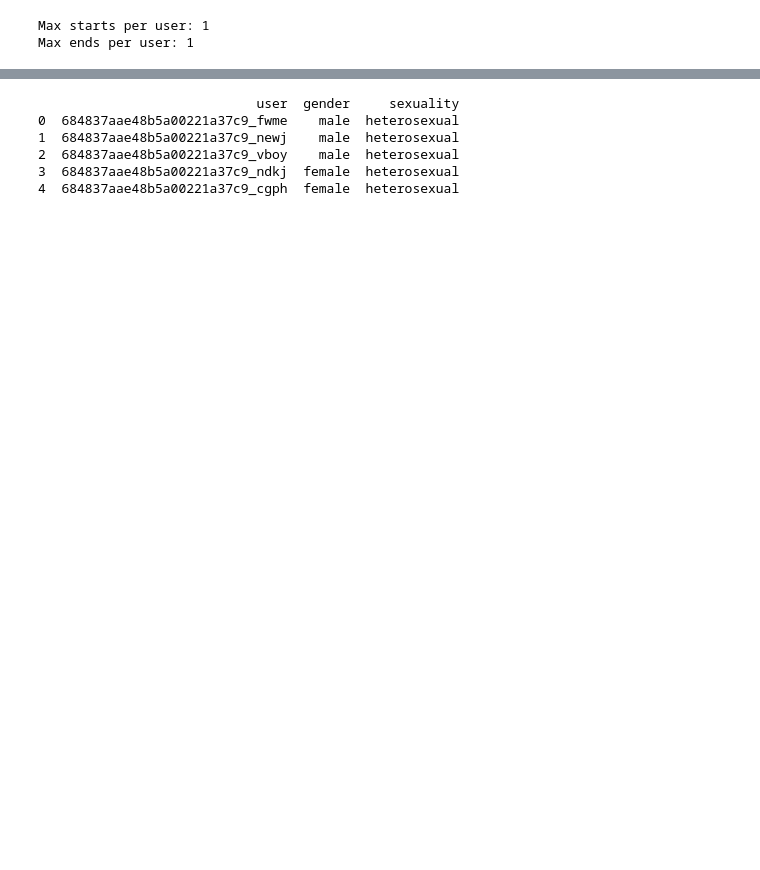
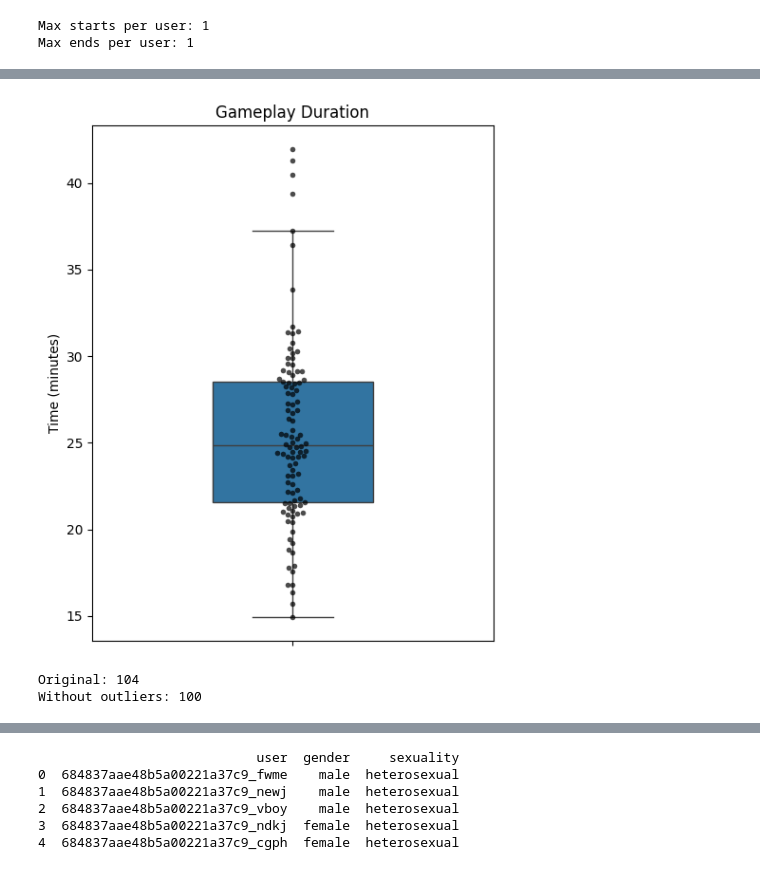
Before and after one commit to MattCastUCM/JustShare, a Jupyter notebook: telemetry/gameplay/analysis.ipynb, the cells around one changed output, grey strips where cells are left out. Saved outputs shown, nothing was run; the diff lists cells and outputs as text; code cells hidden in the pictures; blank space fills up the shorter version.

```diff
--- a/telemetry/gameplay/analysis.ipynb
+++ b/telemetry/gameplay/analysis.ipynb
@@ -100,0 +145,44 @@ Total users: 81
+# %%
+plt.figure(figsize=(5, 6))
+
+sns.boxplot(
+    y=df_time["minutes"],
+    width=0.4,
+    showfliers=False
+)
+
+sns.swarmplot(
+    y=df_time["minutes"],
+    color="black",
+    size=4,
+    alpha=0.7
+)
+
+plt.title("Gameplay Duration")
+plt.ylabel("Time (minutes)")
+plt.xlabel("")
+
+plt.tight_layout()
+plt.show()
+# %% [output]
+[figure, added]
+# %%
+Q1 = df_time["minutes"].quantile(0.25)
+Q3 = df_time["minutes"].quantile(0.75)
+
+# Eliminar todo lo que se salga del rango intercuatílico
+IQR = Q3 - Q1
+
+lower = Q1 - 1.5 * IQR
+upper = Q3 + 1.5 * IQR
+
+df_time_clean = df_time[
+    (df_time["minutes"] >= lower) &
+    (df_time["minutes"] <= upper)
+]
+
+print("Original:", len(df_time))
+print("Without outliers:", len(df_time_clean))
+# %% [output]
+Original: 104
+Without outliers: 100
```
Also changed, not shown: parts of 15 cells of this notebook, 40 other files.
